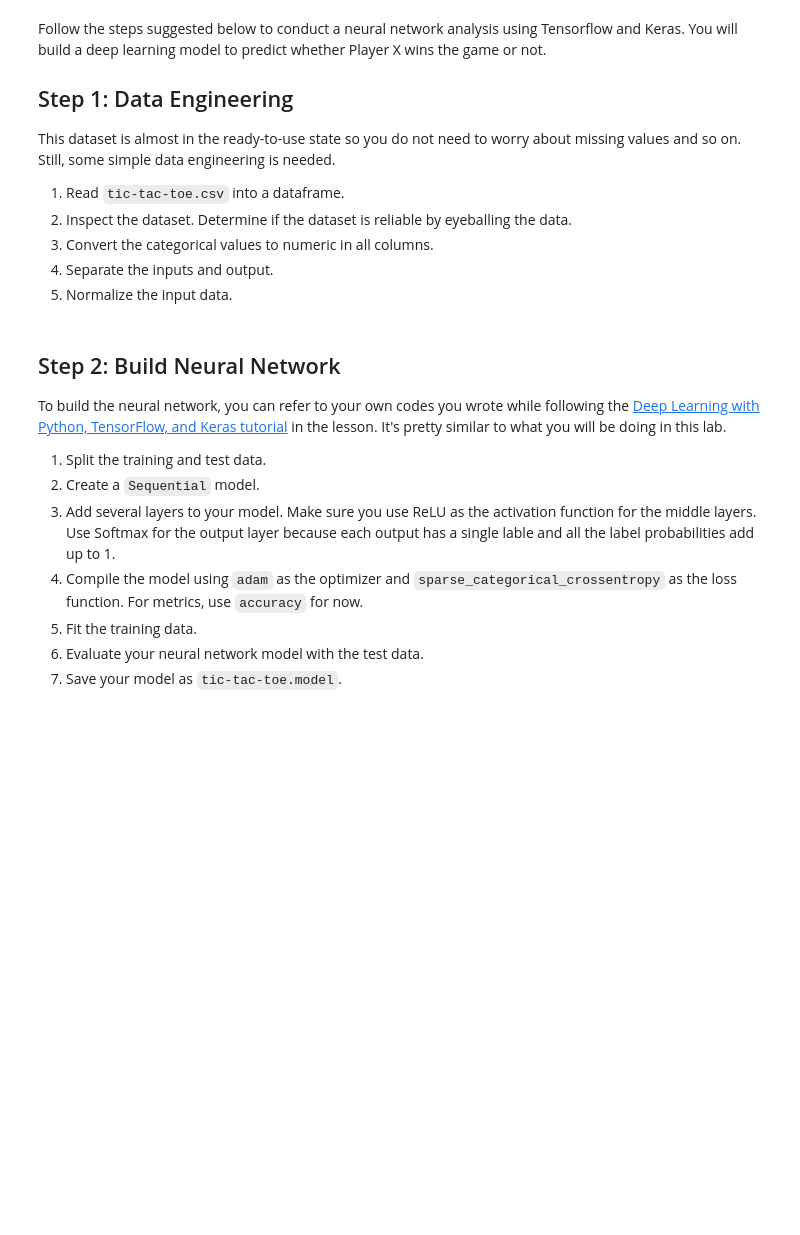
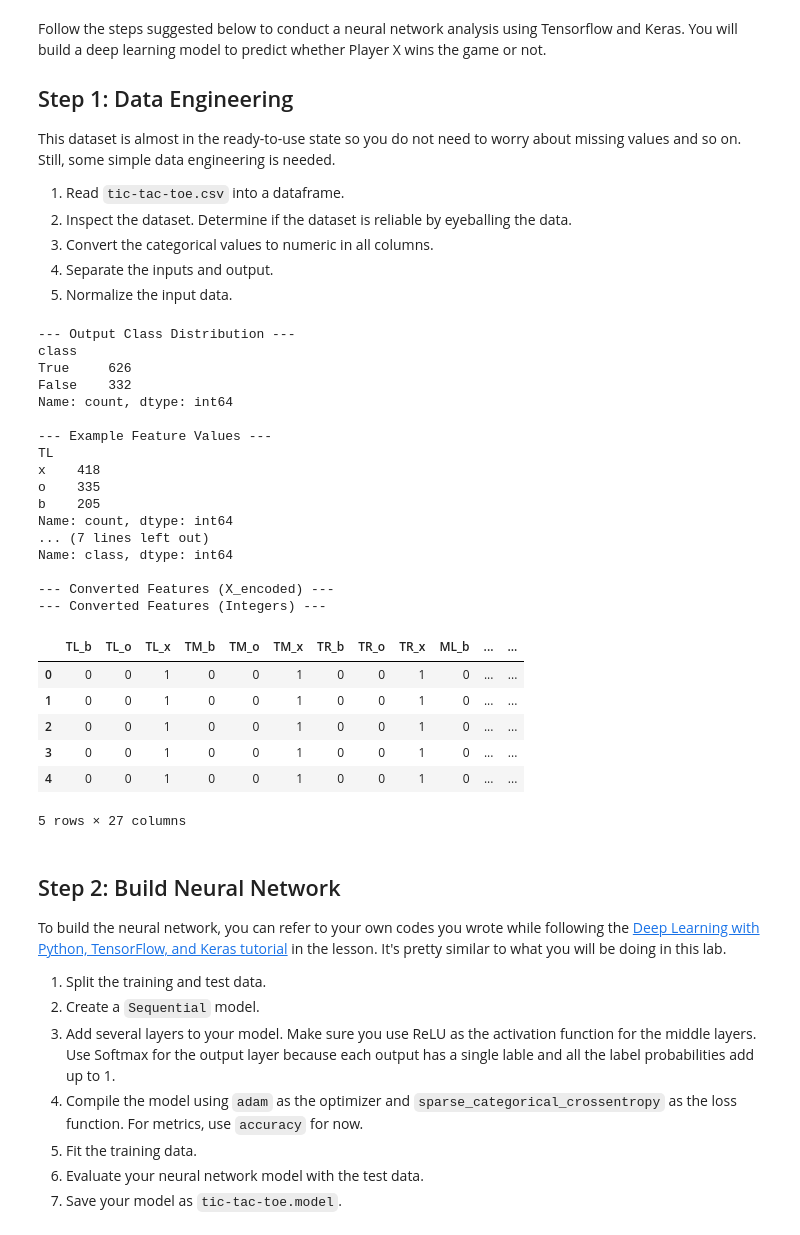
Before and after one commit to moviandev/lab-neural-networks, a Jupyter notebook: your-code/challenge-1.ipynb, the cells around one changed output. Saved outputs shown, nothing was run; the diff lists cells and outputs as text; code cells hidden in the pictures; blank space fills up the shorter version.

Commit message:
solution for neural networks

```diff
--- a/your-code/challenge-1.ipynb
+++ b/your-code/challenge-1.ipynb
@@ -25,3 +25,71 @@ This dataset is almost in the ready-to-use state so you do not need to worry abo
+# %%
+# your code here
+import pandas as pd
+
+tic_tac_toe = pd.read_csv('https://raw.githubusercontent.com/moviandev/lab-neural-networks/refs/heads/master/your-code/tic-tac-toe.csv')
+
+tic_tac_toe.head()
+
+# See data types and non-null counts
+tic_tac_toe.head()
+
+print("\n--- Output Class Distribution ---")
+# See how many wins vs. losses
+print(tic_tac_toe['class'].value_counts())
+
+print("\n--- Example Feature Values ---")
+# See the unique values in one of the input columns
+print(tic_tac_toe['TL'].value_counts())
+
+# Separate the features (X) from the target (y)
+X = tic_tac_toe.drop('class', axis=1)
+y = tic_tac_toe['class']
+
+# Convert the target 'y'
+y = y.map({True: 1, False: 0})
+
+# Check the result
+print("\n--- Converted Target (y) ---")
+print(y.head())
+
+# Convert the features 'X' using one-hot encoding
+X_encoded = pd.get_dummies(X)
+
+# Check the result. Note how 9 columns became 27 (9 squares * 3 possible values)
+print("\n--- Converted Features (X_encoded) ---")
+X_encoded.head()
+
+# Convert the X_encoded DataFrame from boolean (True/False) to integer (1/0)
+X_encoded = X_encoded.astype(int)
+
+# Check the result again (you'll see 1s and 0s instead of True/False)
+print("--- Converted Features (Integers) ---")
+X_encoded.head()
+# %% [output]
+--- Output Class Distribution ---
+class
+True     626
+False    332
+Name: count, dtype: int64
+
+--- Example Feature Values ---
+TL
+x    418
+o    335
+b    205
+Name: count, dtype: int64
+... (7 lines left out)
+Name: class, dtype: int64
+
+--- Converted Features (X_encoded) ---
+--- Converted Features (Integers) ---
+|  | TL_b | TL_o | TL_x | TM_b | TM_o | TM_x | TR_b | TR_o | TR_x | ML_b | ... | ... |
+| 0 | 0 | 0 | 1 | 0 | 0 | 1 | 0 | 0 | 1 | 0 | ... | ... |
+| 1 | 0 | 0 | 1 | 0 | 0 | 1 | 0 | 0 | 1 | 0 | ... | ... |
+| 2 | 0 | 0 | 1 | 0 | 0 | 1 | 0 | 0 | 1 | 0 | ... | ... |
+| 3 | 0 | 0 | 1 | 0 | 0 | 1 | 0 | 0 | 1 | 0 | ... | ... |
+| 4 | 0 | 0 | 1 | 0 | 0 | 1 | 0 | 0 | 1 | 0 | ... | ... |
+5 rows × 27 columns
 # %% [markdown]
 ## Step 2: Build Neural Network
 
```
Also changed, not shown: parts of 10 cells of this notebook.
